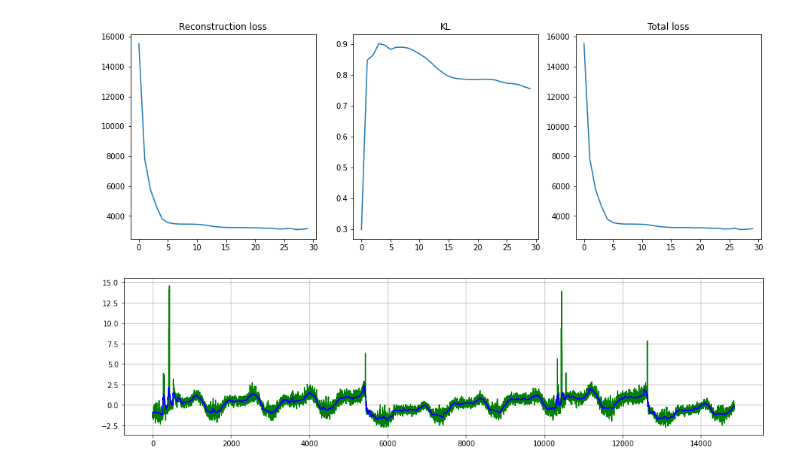
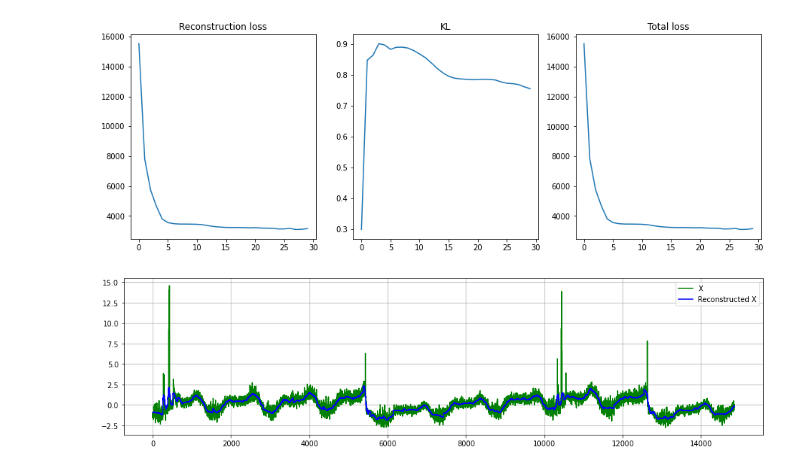
Before and after one commit to zloelias/hse-project-vae-lstm, a Jupyter notebook: vae.ipynb, the cells around one changed output. Cells and saved outputs as stored; diff of their text form; code cells hidden in the pictures.

```diff
--- a/vae.ipynb
+++ b/vae.ipynb
@@ -196,13 +196,14 @@ x_recon, mu, logvar = vae(x)
 # %%
 
 fig, ax = plt.subplots(figsize=(16, 4))
 
-ax.plot(x.reshape(-1), color='green')
-ax.plot(x_recon.reshape(-1).detach(), color='blue')
+ax.plot(x.reshape(-1), color='green', label='X')
+ax.plot(x_recon.reshape(-1).detach(), color='blue', label='Reconstructed X')
+ax.legend()
 
 ax.grid()
 
 #fig.savefig('/content/gdrive/My Drive/Colab Notebooks/hse-project-vae-lstm/reconstructed.png')
 plt.show()
 # %% [output]
-[figure, old version]
+[figure, new version]
```
